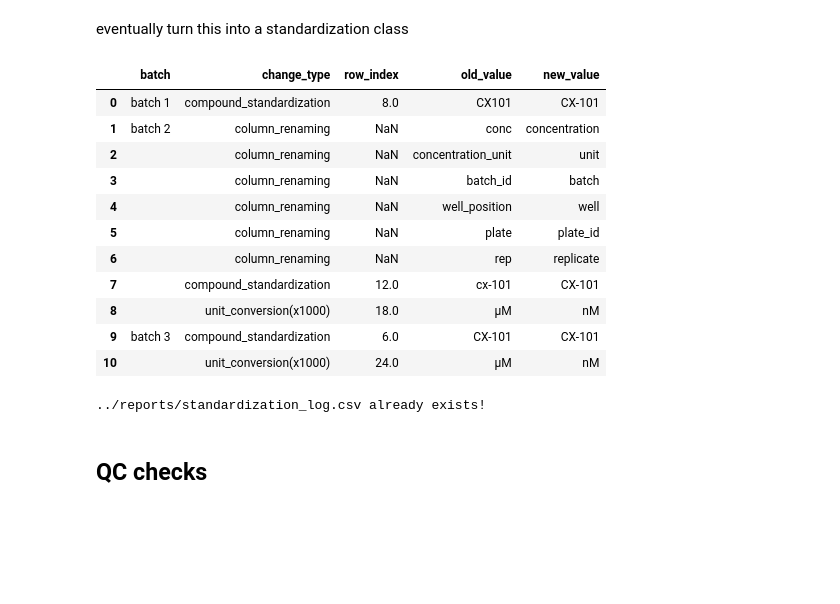
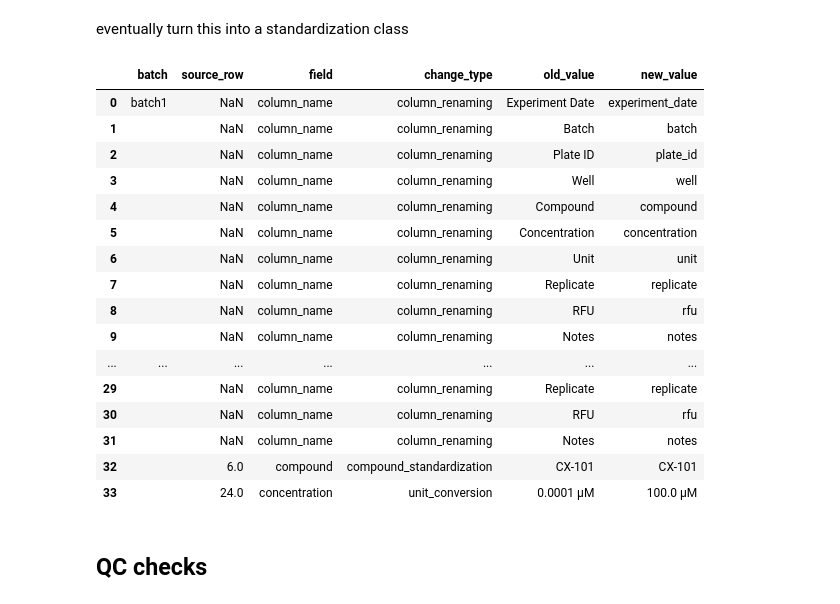
Before and after one commit to LisaPietrek/cx-101-cellular-assay, a Jupyter notebook: notebooks/03_pipeline_analysis_QC.ipynb, the cells around one changed output. Saved outputs shown, nothing was run; the diff lists cells and outputs as text; code cells hidden in the pictures; blank space fills up the shorter version.

Commit message:
update standardization fct, log, IQR flagging, and QC

```diff
--- a/notebooks/03_pipeline_analysis_QC.ipynb
+++ b/notebooks/03_pipeline_analysis_QC.ipynb
@@ -46,7 +46,7 @@ batch1 = pd.read_excel("../data/CX101_batch_1_raw.xlsx")
 batch2 = pd.read_excel("../data/CX101_batch_2_raw.xlsx")
 batch3 = pd.read_excel("../data/CX101_batch_3_raw.xlsx")
 # %%
-column_mapping = {
+COLUMN_MAPPING = {
     "compound_name": "compound",
     "conc": "concentration",
     "concentration_unit": "unit",
@@ -57,3 +57,17 @@ column_mapping = {
     "plate": "plate_id",
     "rep": "replicate"
 }
+
+COMPOUND_MAPPING = {
+    "cx101": "CX-101",
+    "cx-101": "CX-101",
+    "vehicle": "Vehicle",
+    "ionomycin": "Ionomycin",
+}
+
+UNIT_MAPPING = {
+    "nm": "nM",
+    "NM": "nM",
+    "µm": "µM",
+    "uM": "µM",
+}
@@ -153,6 +167,6 @@ def standardize_data(batch, column_mapping=column_mapping, compound_mapping=comp
 # %%
-std_batch1, log1  = standardize_data(batch1)
-std_batch2, log2  = standardize_data(batch2)
-std_batch3, log3  = standardize_data(batch3)
+standardized_batch1, log1, qc_check1 = standardize_data(batch1, "batch1")
+standardized_batch2, log2, qc_check2 = standardize_data(batch2, "batch2")
+standardized_batch3, log3, qc_check3 = standardize_data(batch3, "batch3")
 # %%
 df = pd.concat(
@@ -178,0 +176,5 @@ std_log_df = pd.DataFrame(log)
+# %%
+standardized_log_df = pd.concat(
+    [log1, log2,   log3],
+    ignore_index=True
+)
@@ -179,32 +186,33 @@ std_log_df = pd.DataFrame(log)
 # %%
-log_df = std_log_df.copy()
+log_df = standardized_log_df.copy()
 
 log_df.loc[
     log_df["batch"].duplicated(),
     "batch"
 ] = ""
 
 display(log_df)
 
-std_log_csv = "../reports/standardization_log.csv"
-if os.path.exists(std_log_csv):
-    print(f"{std_log_csv} already exists!")
-else:
-    log_df.to_csv(std_log_csv, index=False, na_rep="-")
+standardized_log_csv = "../reports/standardization_log.csv"
+log_df.to_csv(standardized_log_csv, index=False, na_rep="-")
 # %% [output]
-|  | batch | change_type | row_index | old_value | new_value |
-| 0 | batch 1 | compound_standardization | 8.0 | CX101 | CX-101 |
-| 1 | batch 2 | column_renaming | NaN | conc | concentration |
-| 2 |  | column_renaming | NaN | concentration_unit | unit |
-| 3 |  | column_renaming | NaN | batch_id | batch |
-| 4 |  | column_renaming | NaN | well_position | well |
-| 5 |  | column_renaming | NaN | plate | plate_id |
-| 6 |  | column_renaming | NaN | rep | replicate |
-| 7 |  | compound_standardization | 12.0 | cx-101 | CX-101 |
-| 8 |  | unit_conversion(x1000) | 18.0 | µM | nM |
-| 9 | batch 3 | compound_standardization | 6.0 | CX-101 | CX-101 |
-| 10 |  | unit_conversion(x1000) | 24.0 | µM | nM |
+|  | batch | source_row | field | change_type | old_value | new_value |
+| 0 | batch1 | NaN | column_name | column_renaming | Experiment Date | experiment_date |
+| 1 |  | NaN | column_name | column_renaming | Batch | batch |
+| 2 |  | NaN | column_name | column_renaming | Plate ID | plate_id |
+| 3 |  | NaN | column_name | column_renaming | Well | well |
+| 4 |  | NaN | column_name | column_renaming | Compound | compound |
+| 5 |  | NaN | column_name | column_renaming | Concentration | concentration |
+| 6 |  | NaN | column_name | column_renaming | Unit | unit |
+| 7 |  | NaN | column_name | column_renaming | Replicate | replicate |
+| 8 |  | NaN | column_name | column_renaming | RFU | rfu |
+| 9 |  | NaN | column_name | column_renaming | Notes | notes |
+| ... | ... | ... | ... | ... | ... | ... |
+| 29 |  | NaN | column_name | column_renaming | Replicate | replicate |
+| 30 |  | NaN | column_name | column_renaming | RFU | rfu |
+| 31 |  | NaN | column_name | column_renaming | Notes | notes |
+| 32 |  | 6.0 | compound | compound_standardization | CX-101 | CX-101 |
+| 33 |  | 24.0 | concentration | unit_conversion | 0.0001 µM | 100.0 µM |
-../reports/standardization_log.csv already exists!
 # %% [markdown]
 ## QC checks
 # %% [markdown]
```
Also changed, not shown: parts of 28 cells of this notebook, 3 other files.
